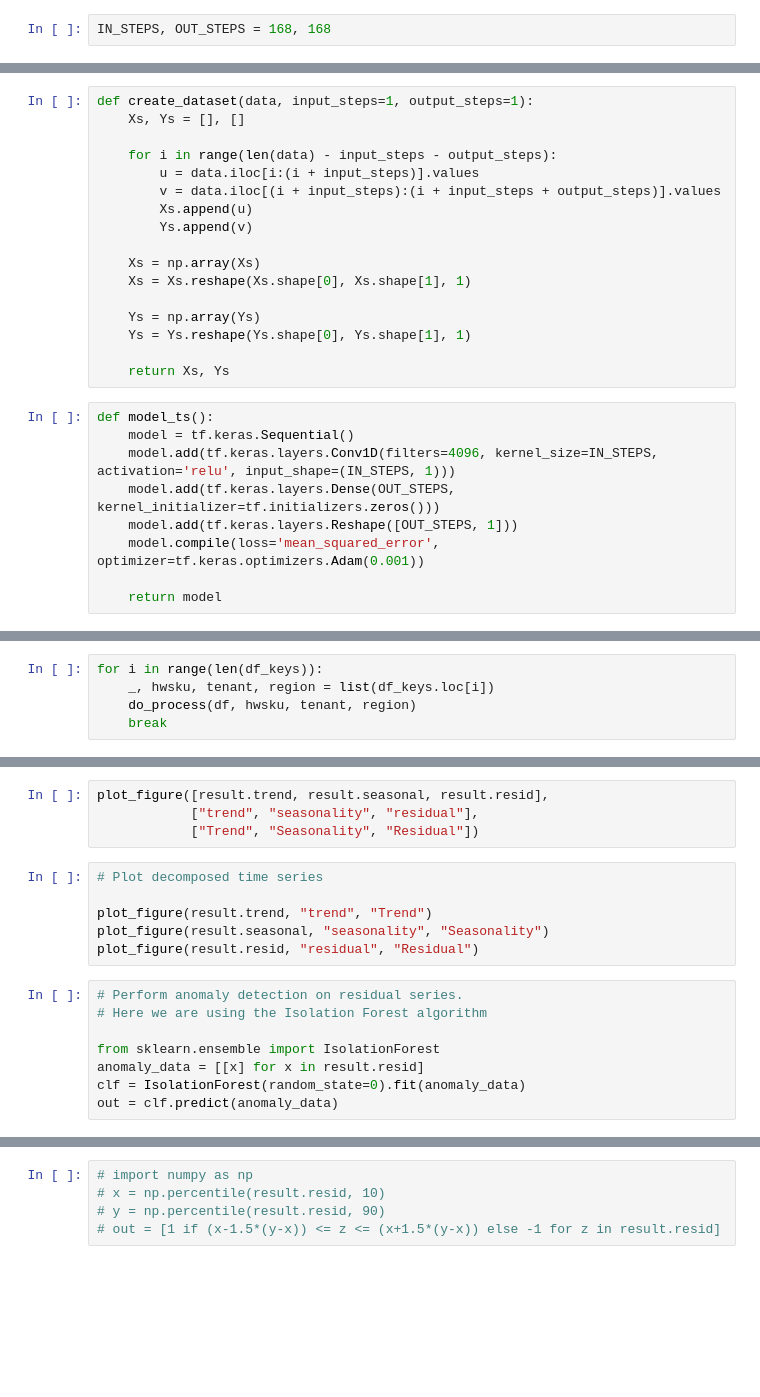
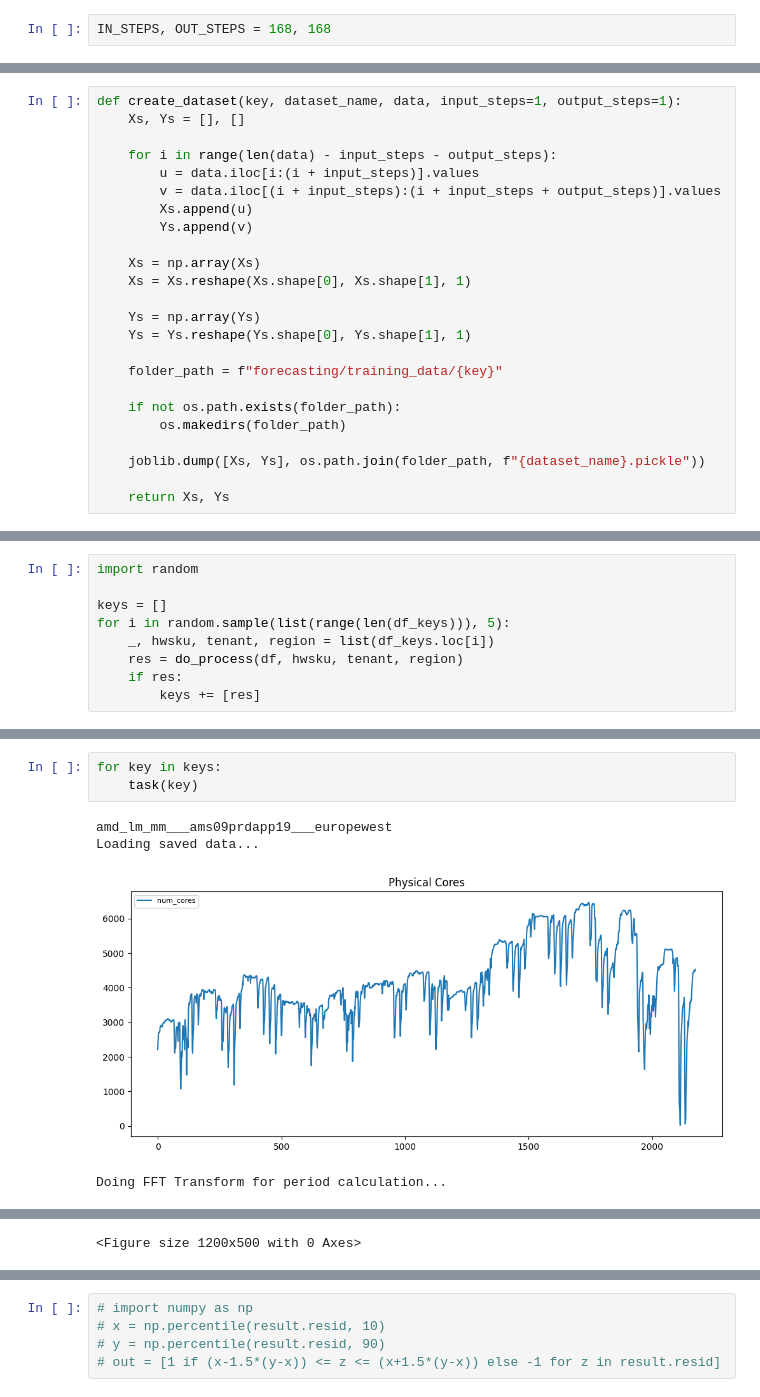
Before and after one commit to funktor/stokastik, a Jupyter notebook: sarima.ipynb, the cells around one changed output, grey strips where cells are left out. Saved outputs shown, nothing was run; the diff lists cells and outputs as text; blank space fills up the shorter version.

```diff
--- a/sarima.ipynb
+++ b/sarima.ipynb
@@ -72,6 +81,6 @@ def plot_figure(values, labels, titles, use_subplots=True):
     plt.show()
 # %%
-def create_dataset(data, input_steps=1, output_steps=1):
+def create_dataset(key, dataset_name, data, input_steps=1, output_steps=1):
     Xs, Ys = [], []
 
     for i in range(len(data) - input_steps - output_steps):
@@ -86,13 +95,11 @@ def create_dataset(data, input_steps=1, output_steps=1):
     Ys = np.array(Ys)
     Ys = Ys.reshape(Ys.shape[0], Ys.shape[1], 1)
 
+    folder_path = f"forecasting/training_data/{key}"
+
+    if not os.path.exists(folder_path):
+        os.makedirs(folder_path)
+
+    joblib.dump([Xs, Ys], os.path.join(folder_path, f"{dataset_name}.pickle"))
+
     return Xs, Ys
-# %%
-def model_ts():
-    model = tf.keras.Sequential()
-    model.add(tf.keras.layers.Conv1D(filters=4096, kernel_size=IN_STEPS, activation='relu', input_shape=(IN_STEPS, 1)))
-    model.add(tf.keras.layers.Dense(OUT_STEPS, kernel_initializer=tf.initializers.zeros()))
-    model.add(tf.keras.layers.Reshape([OUT_STEPS, 1]))
-    model.compile(loss='mean_squared_error', optimizer=tf.keras.optimizers.Adam(0.001))
-
-    return model
@@ -218,6 +292,10 @@ def do_process(df, hwsku, tenant, region):
 # %%
-for i in range(len(df_keys)):
+import random
+
+keys = []
+for i in random.sample(list(range(len(df_keys))), 5):
     _, hwsku, tenant, region = list(df_keys.loc[i])
-    do_process(df, hwsku, tenant, region)
-    break
+    res = do_process(df, hwsku, tenant, region)
+    if res:
+        keys += [res]
 # %% [output]
@@ -330,18 +312,8 @@ print(result.observed)
-# %%
-plot_figure([result.trend, result.seasonal, result.resid],
-            ["trend", "seasonality", "residual"],
-            ["Trend", "Seasonality", "Residual"])
-# %%
-# Plot decomposed time series
-
-plot_figure(result.trend, "trend", "Trend")
-plot_figure(result.seasonal, "seasonality", "Seasonality")
-plot_figure(result.resid, "residual", "Residual")
-# %%
-# Perform anomaly detection on residual series.
-# Here we are using the Isolation Forest algorithm
-
-from sklearn.ensemble import IsolationForest
-anomaly_data = [[x] for x in result.resid]
-clf = IsolationForest(random_state=0).fit(anomaly_data)
-out = clf.predict(anomaly_data)
+# %%
+for key in keys:
+    task(key)
+# %% [output]
+amd_lm_mm___ams09prdapp19___europewest
+Loading saved data...
+[figure, added]
+Doing FFT Transform for period calculation...
@@ -347,0 +338 @@ out = clf.predict(anomaly_data)
+<Figure size 1200x500 with 0 Axes>
```
Also changed, not shown: parts of 61 cells of this notebook.
